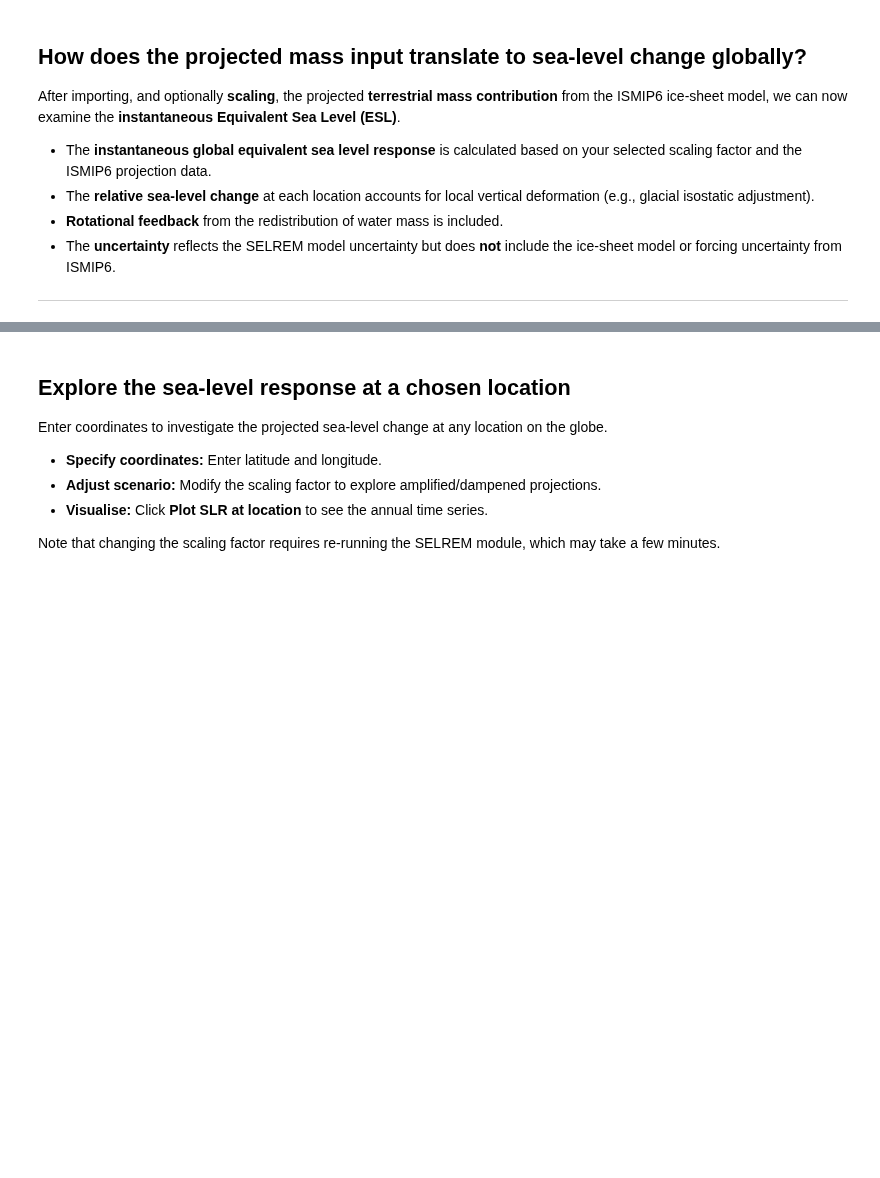
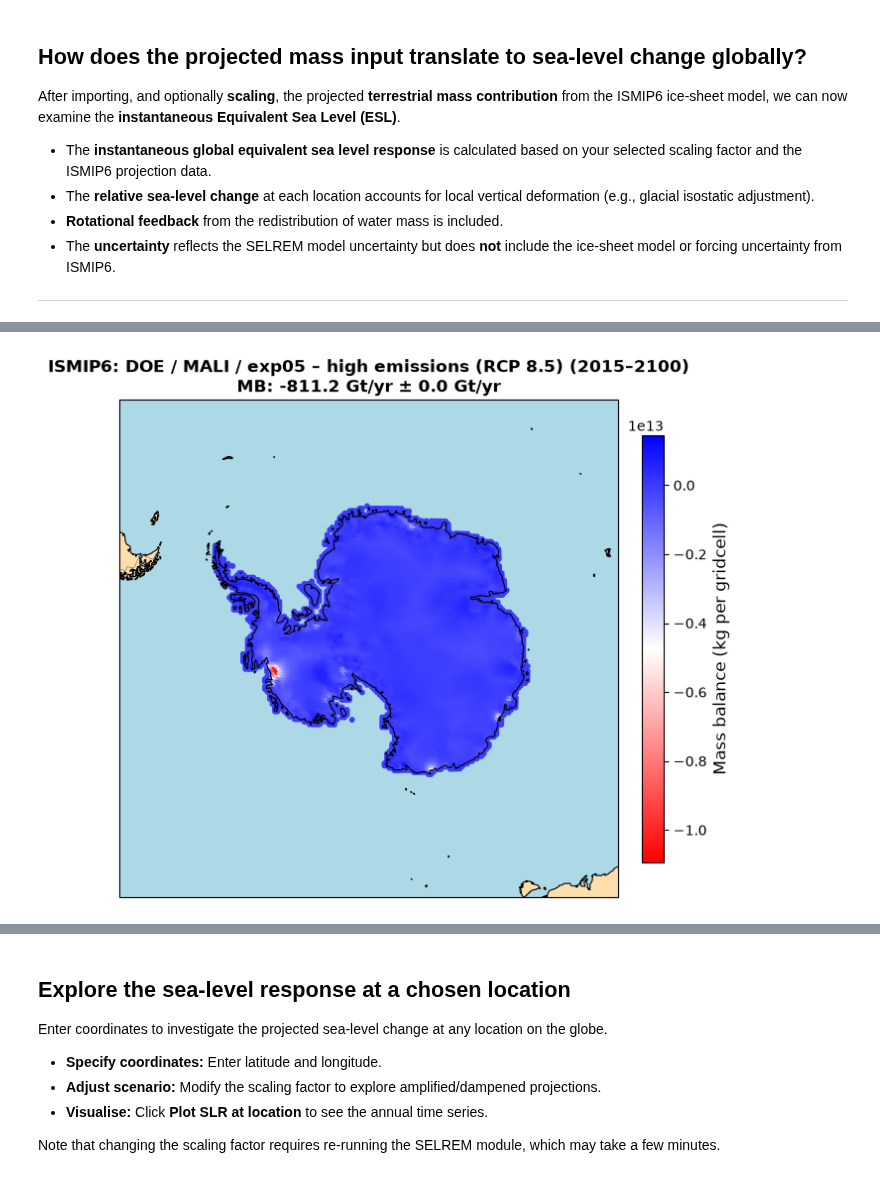
Before and after one commit to DTC-Ice-Sheets/dtc_is_notebooks, a Jupyter notebook: DTC-IS-SLR-PROJ.ipynb, the cells around one changed output, grey strips where cells are left out. Saved outputs shown, nothing was run; the diff lists cells and outputs as text; code cells hidden in the pictures; blank space fills up the shorter version.

Commit message:
DTC-IS SLR PROJ notebook refactored to use new integrated API endpoints

```diff
--- a/DTC-IS-SLR-PROJ.ipynb
+++ b/DTC-IS-SLR-PROJ.ipynb
@@ -548,61 +356,24 @@ from the ISMIP6 ice-sheet model, we can now examine the **instantaneous Equivale
 
 ---
 # %%
-import io as _io
 
-if mass_balance_ds is None or mb_annual is None:
+if downloaded_ismip6_data_zarr_url is None:
     print("Please load ISMIP6 data first using the cell above.")
 else:
     selrem_scale = 1.0
-    native_grid_km = 8
-    coarsen_factor = 5
-    effective_grid_km = coarsen_factor * native_grid_km
     _proj_label = f"{model_dropdown.label} / {experiment_dropdown.label}"
+    derived_mb_point_coarsened_zarr_url = mass_balance_from_thickness(
+        downloaded_ismip6_data_zarr_url, prep_for_selrem=True, coarsen_factor=5
+    )
+    mass_balance_ds_coarsened = xr.open_dataset(derived_mb_point_coarsened_zarr_url, engine="zarr")
 
-    def _build_upload_mass_balance_ds() -> xr.Dataset:
-        """Aggregate native 8 km pixels into 5x5 summed blocks for mass-conserving CSV upload."""
-        aggregated_mb_annual = mb_annual.coarsen(y=coarsen_factor, x=coarsen_factor, boundary="trim").sum()
-        aggregated_lat = xr.DataArray(lat_2d, dims=("y", "x")).coarsen(
-            y=coarsen_factor, x=coarsen_factor, boundary="trim"
-        ).mean()
-        aggregated_lon = xr.DataArray(lon_2d, dims=("y", "x")).coarsen(
-            y=coarsen_factor, x=coarsen_factor, boundary="trim"
-        ).mean()
+    mean_mb_coarsened_ds = compute_mean_mass_balance_over_time_window(mass_balance_ds_coarsened, start_time, end_time)
 
-        years = aggregated_mb_annual["time"].dt.year.values
-        mb_matrix = aggregated_mb_annual.values.reshape(len(years), -1)
-        lat_flat = aggregated_lat.values.reshape(-1)
-        lon_flat = aggregated_lon.values.reshape(-1)
-
-        valid_points = (~np.isnan(lat_flat)) & (~np.isnan(lon_flat)) & (~np.all(np.isnan(mb_matrix), axis=0))
-        mb_matrix = mb_matrix[:, valid_points]
-        lat_flat = lat_flat[valid_points]
-        lon_flat = lon_flat[valid_points]
-        mb_err_matrix = np.full_like(mb_matrix, np.nan, dtype=float)
-
-        return xr.Dataset(
-            {
-                MASS_BALANCE_COL_NAME: (("time", "point"), mb_matrix),
-                MASS_BALANCE_ERROR_COL_NAME: (("time", "point"), mb_err_matrix),
-            },
-            coords={
-                "time": pd.to_datetime(years, format="%Y"),
-                "point": np.arange(mb_matrix.shape[1]),
-                "y": ("point", lat_flat),
-                "x": ("point", lon_flat),
-            },
-        )
-
-    upload_mass_balance_ds = _build_upload_mass_balance_ds()
-    upload_mean_mb_ds = compute_mean_mass_balance_over_time_window(
-        upload_mass_balance_ds, start_time, end_time
-    )
-
-    total_mb_gt = float(upload_mean_mb_ds[MASS_BALANCE_COL_NAME].sum()) / 1e12
-    total_mb_err_gt = float(upload_mean_mb_ds[MASS_BALANCE_ERROR_COL_NAME].sum(skipna=True)) / 1e12
+    total_mb_gt = float(mean_mb_coarsened_ds[MASS_BALANCE_COL_NAME].sum()) / 1e12
+    total_mb_err_gt = float(mean_mb_coarsened_ds[MASS_BALANCE_ERROR_COL_NAME].sum(skipna=True)) / 1e12
     mb_str = f"MB: {total_mb_gt:.1f} Gt/yr ± {total_mb_err_gt:.1f} Gt/yr"
 
-    lat_vals = upload_mean_mb_ds["y"].values
+    lat_vals = mean_mb_coarsened_ds["y"].values
     valid_lat_vals = lat_vals[~np.isnan(lat_vals)]
     if np.any(valid_lat_vals < 0) and np.any(valid_lat_vals > 0):
         plot_dataset_value = "AIS and GrIS"
@@ -613,53 +384,27 @@ else:
     else:
         plot_dataset_value = "custom"
 
-    print(
-        f"Aggregating native {native_grid_km} km pixels into {coarsen_factor}x{coarsen_factor} "
-        f"mass-conserving blocks (~{effective_grid_km} km upload grid)."
-    )
-
     plot_scaled_mean_mass_balance(
-        upload_mean_mb_ds,
+        mean_mb_coarsened_ds,
         dataset_value=plot_dataset_value,
         plot_description_str=f"ISMIP6: {_proj_label} ({start_time.year}–{end_time.year})\n{mb_str}",
         scale=selrem_scale,
     )
 
-    def _mass_balance_ds_to_csv_bytes(ds: xr.Dataset) -> bytes:
-        """Serialise mass_balance_ds to API CSV format."""
-        lat_vals = ds["y"].values
-        lon_vals = ds["x"].values
-        years = ds["time"].dt.year.values
-        rows = {"lat": lat_vals, "lon": lon_vals}
-        for i, yr in enumerate(years):
-            rows[f"{yr}_mb"] = ds[MASS_BALANCE_COL_NAME].isel(time=i).values
-            rows[f"{yr}_mb_error"] = ds[MASS_BALANCE_ERROR_COL_NAME].isel(time=i).values
-        buf = _io.StringIO()
-        pd.DataFrame(rows).to_csv(buf, index=False)
-        return buf.getvalue().encode("utf-8")
+    status_label = widgets.Label(value="")
+    ipydisplay(status_label)
 
-    status_label = widgets.Label(value="")
-    display(status_label)
-
-    status_label.value = "⏳ Preparing aggregated mass-balance data for upload..."
-    csv_bytes = _mass_balance_ds_to_csv_bytes(upload_mass_balance_ds)
-    status_label.value = "⏳ Uploading aggregated mass-balance data to API..."
-    dataset_url = upload_mass_balance_csv({"content": csv_bytes, "name": "ismip6_mass_balance_5x5.csv"})
-
-    suptitle = (
-        f"Global sea-level response\n"
-        f"ISMIP6: {_proj_label} ({start_time.year}–{end_time.year})\n"
-        f"{mb_str} | Upload grid: {coarsen_factor}x{coarsen_factor} native pixels (~{effective_grid_km} km)"
-    )
+    suptitle = f"Global sea-level response\nISMIP6: {_proj_label} ({start_time.year}-{end_time.year})\n{mb_str}"
 
     status_label.value = "⏳ Running SELREM module (this may take a few minutes)..."
-    global_slr_ds = run_selrem_module(dataset_url, selrem_scale, start_time.year, end_time.year, "global")
+    global_slr_ds = run_selrem_module(derived_mb_point_coarsened_zarr_url, selrem_scale, start_time.year, end_time.year, "global")
     status_label.value = "⏳ Downloading SELREM output..."
     global_slr_ds = global_slr_ds.compute()
     status_label.value = "⏳ Generating plot..."
     plot_global_slr_three_panels(
         global_slr_ds,
-        upload_mean_mb_ds,
+        mean_mb_coarsened_ds,
         plot_description_str=suptitle,
     )
     status_label.value = ""
+# %% [output]
@@ -665,0 +412 @@ else:
+[figure, added]
```
Also changed, not shown: parts of 6 cells of this notebook.
